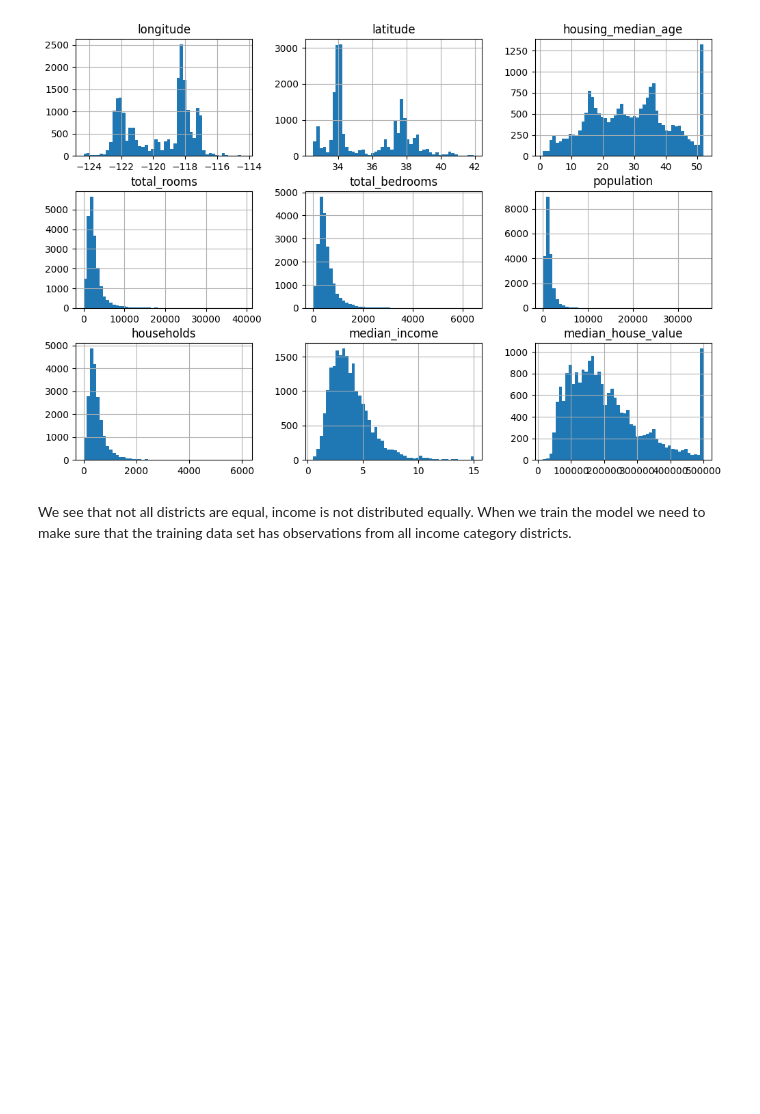
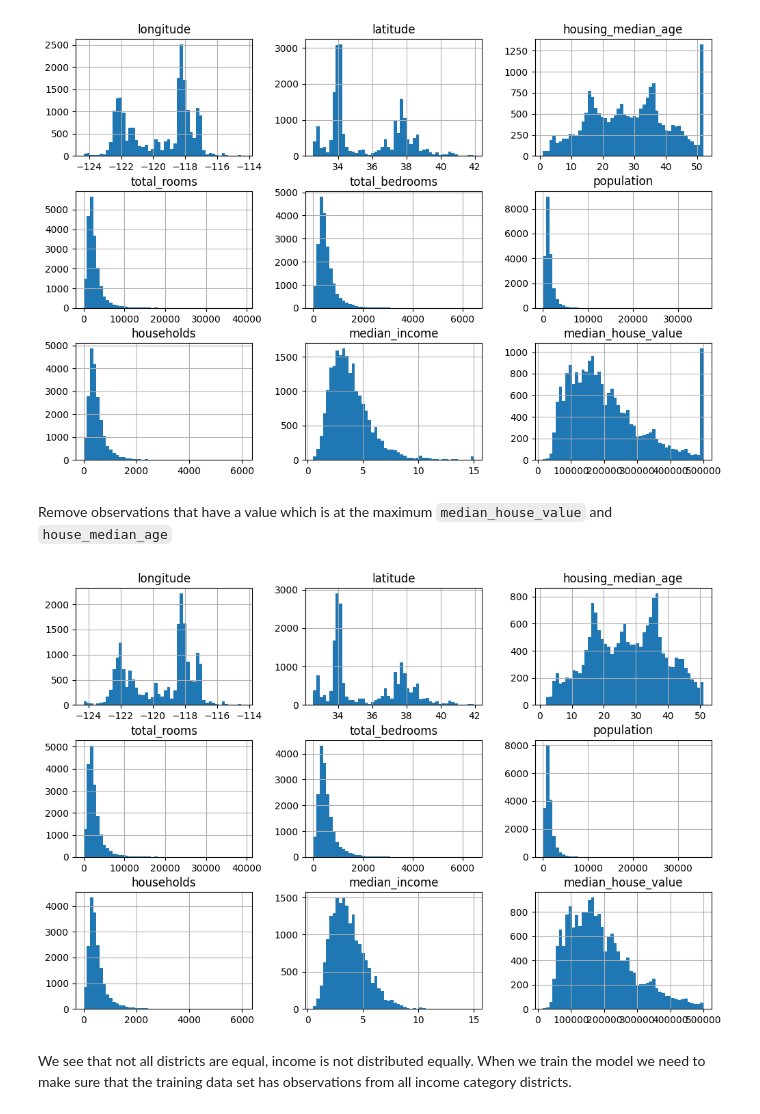
Before and after one commit to AndonisPavlidis/simple-sklearn-pipeline, a Jupyter notebook: housing.ipynb, the cells around one changed output. Drawn from its saved outputs; the diff is of its cells as text; code cells hidden in the pictures; blank space fills up the shorter version.

```diff
--- a/housing.ipynb
+++ b/housing.ipynb
@@ -85,3 +94,5 @@ housing.hist(bins=50, figsize=(12, 8))
 plt.show()
 # %% [output]
 [figure]
+# %% [markdown]
+Remove observations that have a value which is at the maximum `median_house_value` and `house_median_age`
@@ -88,3 +105,8 @@ plt.show()
+# %%
+housing.hist(bins=50, figsize=(12, 8))
+plt.show()
+# %% [output]
+[figure, added]
 # %% [markdown]
 We see that not all districts are equal, income is not distributed equally. When we train the model we need to make sure that the training data set has observations from all income category districts.
 # %%
```
Also changed, not shown: parts of 30 cells of this notebook.
